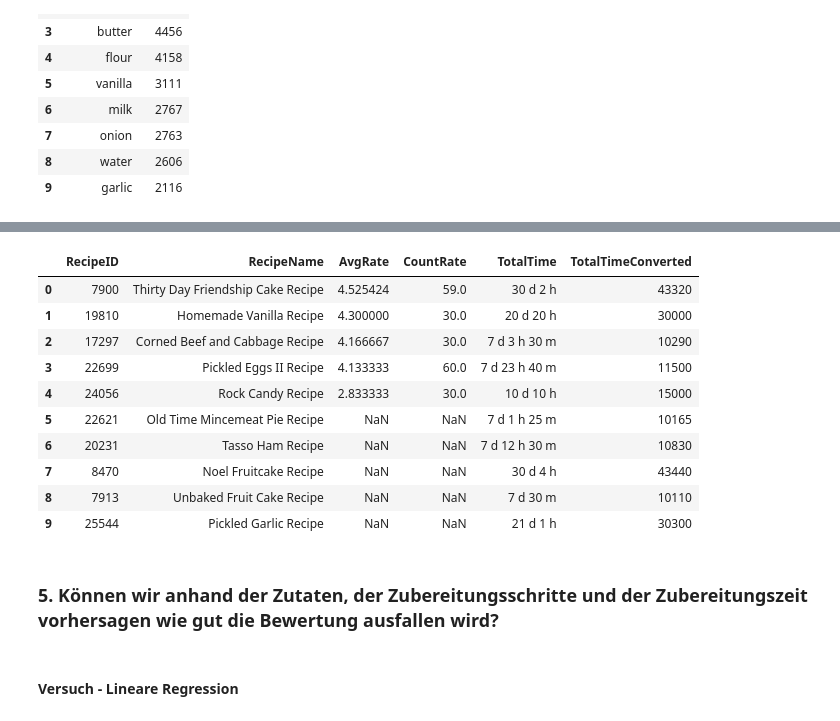
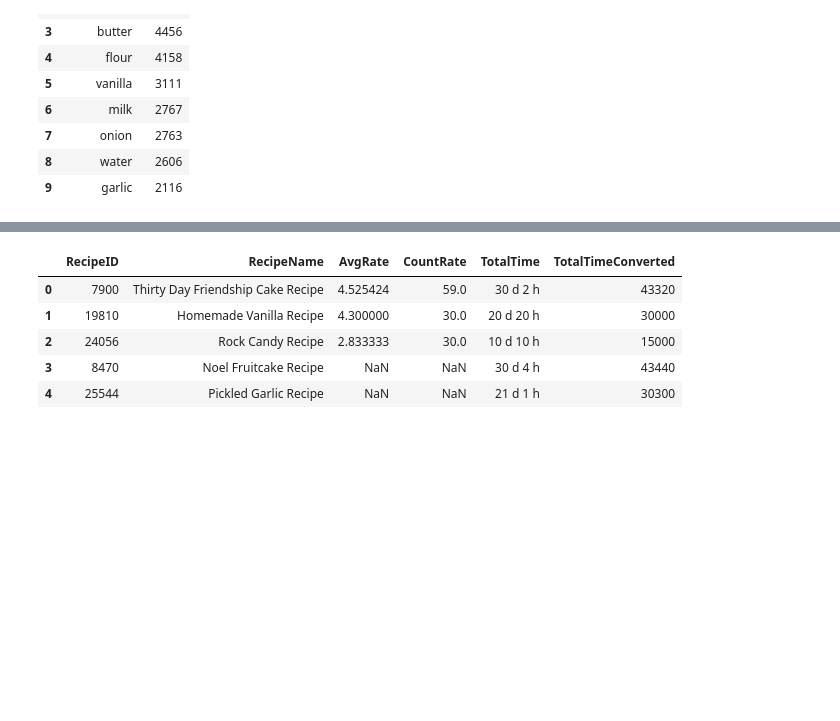
Before and after one commit to PatrikHubster/Recipes, a Jupyter notebook: bdv.ipynb, the cells around one changed output, grey strips where cells are left out. Cells and saved outputs as stored; diff of their text form; code cells hidden in the pictures; blank space fills up the shorter version.

```diff
--- a/bdv.ipynb
+++ b/bdv.ipynb
@@ -53,9 +70,20 @@ recipes = spark\
     .withColumnRenamed("Prepare Time", "PrepareTime")\
     .withColumnRenamed("Cook Time", "CookTime")\
     .withColumnRenamed("Total Time", "TotalTime")\
-    .withColumn("TotalTimeConverted", convert_time(col("TotalTime")).cast(IntegerType()))
+    .withColumn("TotalTimeConverted", convert_time(col("TotalTime")).cast(IntegerType()))\
+    .withColumn("CookTimeConverted", convert_time(col("CookTime")).cast(IntegerType()))\
+    .withColumn("PrepareTimeConverted", convert_time(col("PrepareTime")).cast(IntegerType()))
 
 reviews = spark\
     .read\
     .option("delimiter", ",")\
     .csv("./data/clean_reviews.csv", header=True, inferSchema=True)
+
+ingredients = recipes.select(explode(split(col("Ingredients"), ",")).alias("Ingredient"), "RecipeID")
+
+best_recipes = reviews\
+    .groupBy("RecipeID")\
+    .agg(avg("Rate"), count("Rate"))\
+    .withColumnRenamed("avg(Rate)", "AvgRate")\
+    .withColumnRenamed("count(Rate)", "CountRate")\
+    .orderBy("avg(Rate)", ascending=[0])
@@ -82,13 +118,0 @@ reviews.limit(5).toPandas()
-# %%
-ingredients = recipes.select(explode(split(col("Ingredients"), ",")).alias("Ingredient"), "RecipeID")
-best_recipes = reviews\
-    .groupBy("RecipeID")\
-    .agg(mean("Rate"), count("Rate"))\
-    .withColumnRenamed("avg(Rate)", "AvgRate")\
-    .withColumnRenamed("count(Rate)", "CountRate")\
-    .orderBy("avg(Rate)", ascending=[0])
-
-print(f"recipes.count(): {recipes.count()}")
-print(f"reviews.count(): {reviews.count()}")
-print(f"ingredients.count(): {ingredients.count()}")
-print(f"best_recipes.limit(10):"); best_recipes.limit(10).toPandas()
@@ -194,9 +251,9 @@ average_time(format HH:MM): 02h 30m
 # %%
-ten_longest_recipes = recipes\
+five_longest_recipes = recipes\
     .orderBy("TotalTimeConverted", ascending=[0])\
-    .limit(10)
+    .limit(5)
 
-ten_longest_recipes.toPandas()
+five_longest_recipes.toPandas()
 # %% [output]
 |  | RecipeName | ReviewCount | RecipePhoto | Author | PrepareTime | CookTime | TotalTime | Ingredients | ... |
 | 0 | Noel Fruitcake Recipe | 2 | https://images.media-allrecipes.c... | JJOHN32 | 30 m | 3 h 30 m | 30 d 4 h | flour,baking powder,salt,cinnamon... | ... |
@@ -212,22 +264,13 @@ ten_longest_recipes.toPandas()
 # %%
-ten_longest_recipes\
+five_longest_recipes\
     .join(best_recipes, on="RecipeID", how="left")\
     .select("RecipeID", "RecipeName", "AvgRate", "CountRate", "TotalTime", "TotalTimeConverted")\
     .orderBy("AvgRate", ascending=[0])\
     .toPandas()
 # %% [output]
 |  | RecipeID | RecipeName | AvgRate | CountRate | TotalTime | TotalTimeConverted |
 | 0 | 7900 | Thirty Day Friendship Cake Recipe | 4.525424 | 59.0 | 30 d 2 h | 43320 |
 | 1 | 19810 | Homemade Vanilla Recipe | 4.300000 | 30.0 | 20 d 20 h | 30000 |
-| 2 | 17297 | Corned Beef and Cabbage Recipe | 4.166667 | 30.0 | 7 d 3 h 30 m | 10290 |
-| 3 | 22699 | Pickled Eggs II Recipe | 4.133333 | 60.0 | 7 d 23 h 40 m | 11500 |
-| 4 | 24056 | Rock Candy Recipe | 2.833333 | 30.0 | 10 d 10 h | 15000 |
-| 5 | 22621 | Old Time Mincemeat Pie Recipe | NaN | NaN | 7 d 1 h 25 m | 10165 |
-| 6 | 20231 | Tasso Ham Recipe | NaN | NaN | 7 d 12 h 30 m | 10830 |
-| 7 | 8470 | Noel Fruitcake Recipe | NaN | NaN | 30 d 4 h | 43440 |
-| 8 | 7913 | Unbaked Fruit Cake Recipe | NaN | NaN | 7 d 30 m | 10110 |
-| 9 | 25544 | Pickled Garlic Recipe | NaN | NaN | 21 d 1 h | 30300 |
+| 2 | 24056 | Rock Candy Recipe | 2.833333 | 30.0 | 10 d 10 h | 15000 |
+| 3 | 8470 | Noel Fruitcake Recipe | NaN | NaN | 30 d 4 h | 43440 |
+| 4 | 25544 | Pickled Garlic Recipe | NaN | NaN | 21 d 1 h | 30300 |
-# %% [markdown]
-### 5. Können wir anhand der Zutaten, der Zubereitungsschritte und der Zubereitungszeit vorhersagen wie gut die Bewertung ausfallen wird?
-# %% [markdown]
-#### Versuch - Lineare Regression
```
Also changed, not shown: parts of 42 cells of this notebook.
